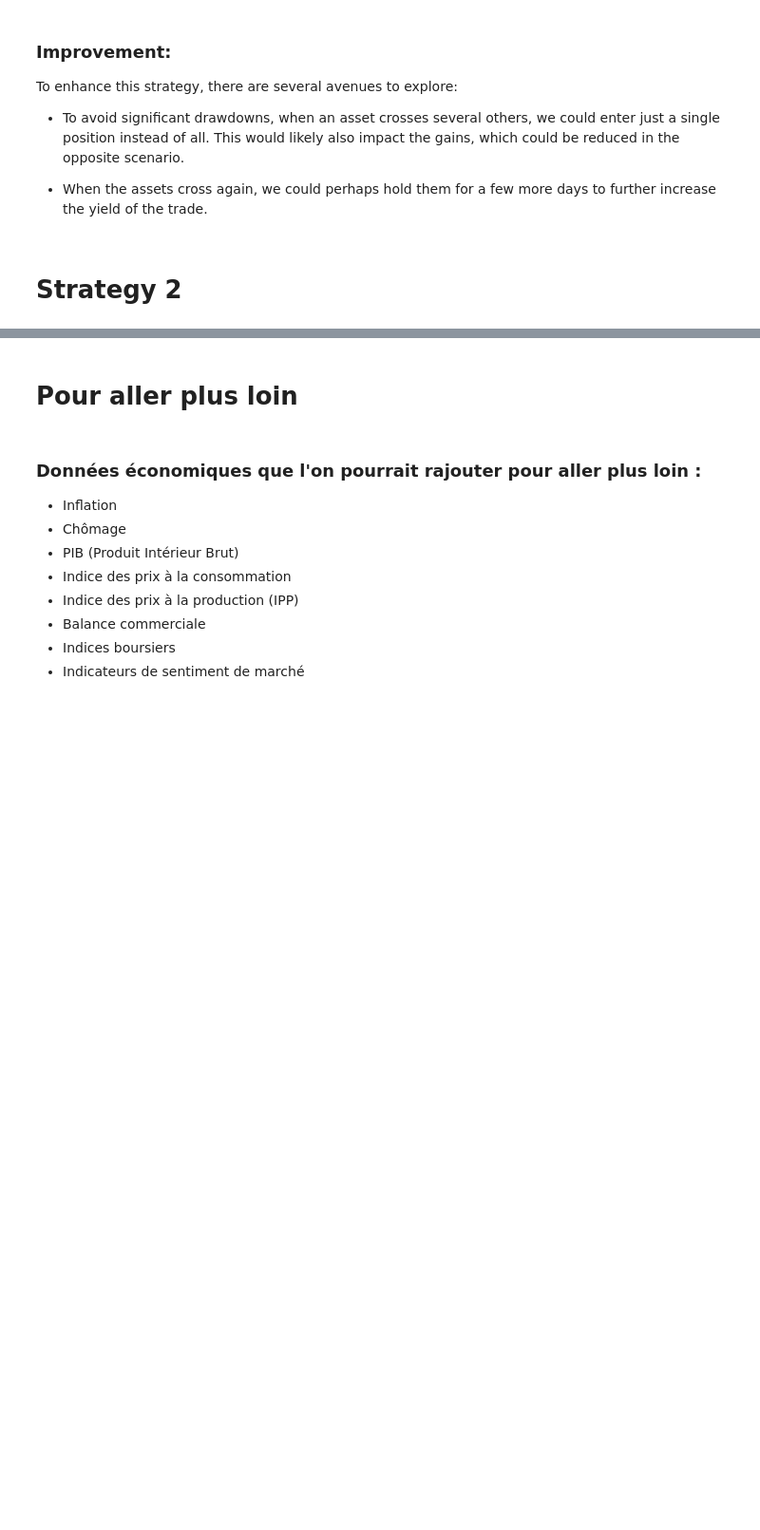
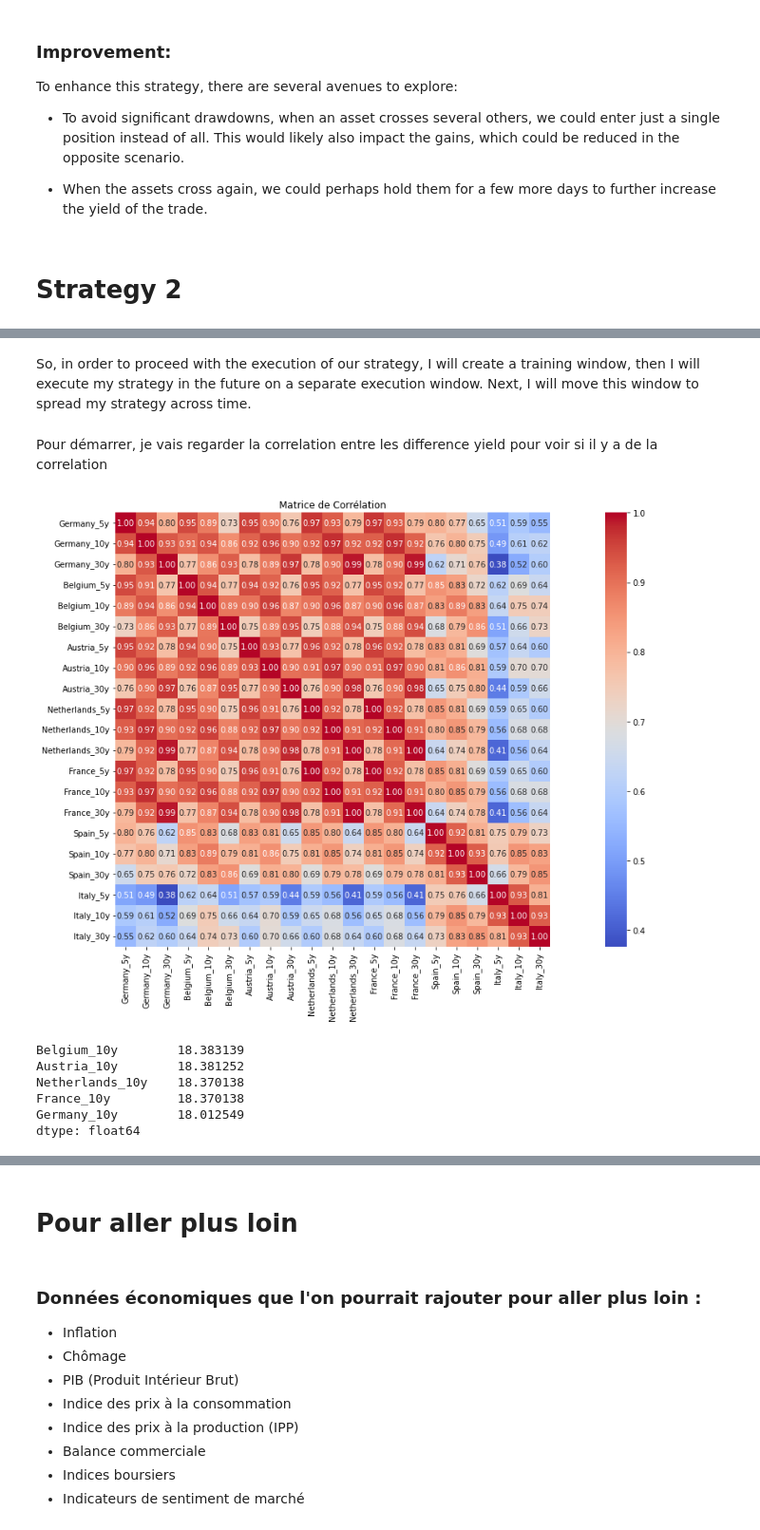
Before and after one commit to MartialLig/Govies_Quant_Trading, a Jupyter notebook: Project/compte_rendu.ipynb, the cells around one changed output, grey strips where cells are left out. Shown at 95% size. Cells and saved outputs as stored; diff of their text form; code cells hidden in the pictures; blank space fills up the shorter version.

```diff
--- a/Project/compte_rendu.ipynb
+++ b/Project/compte_rendu.ipynb
@@ -254,0 +262,22 @@ backtest_cross_strategy.aggregate_results()
+# %% [markdown]
+So, in order to proceed with the execution of our strategy, I will create a training window, then I will execute my strategy in the future on a separate execution window. Next, I will move this window to spread my strategy across time.
+# %% [markdown]
+Pour démarrer, je vais regarder la correlation entre les difference yield pour voir si il y a de la correlation
+# %%
+corr = data_manager.data.diff(5).corr()
+
+plt.figure(figsize=(25, 10))
+sns.heatmap(corr, annot=True, cmap='coolwarm', cbar=True, square=True, fmt='.2f', annot_kws={'size': 10})
+plt.title('Matrice de Corrélation')
+plt.show()
+# %% [output]
+[figure, added]
+# %%
+data_manager.data.diff(5).corr().sum().sort_values(ascending=False).head(5)
+# %% [output]
+Belgium_10y        18.383139
+Austria_10y        18.381252
+Netherlands_10y    18.370138
+France_10y         18.370138
+Germany_10y        18.012549
+dtype: float64
```
Also changed, not shown: parts of 13 cells of this notebook, 4 other files.
